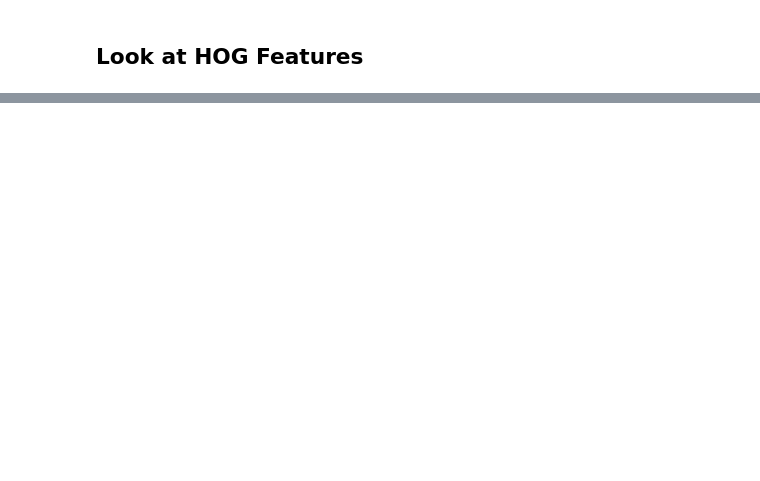
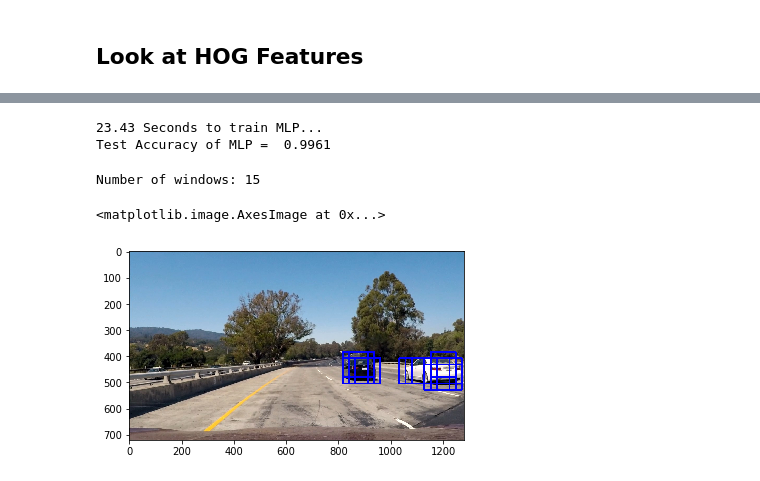
Before and after one commit to tcrack326/CarND-Vehicle-Detection-and-Tracking-P5, a Jupyter notebook: p5.ipynb, the cells around one changed output, grey strips where cells are left out. Drawn from its saved outputs; the diff is of its cells as text; code cells hidden in the pictures; blank space fills up the shorter version.

```diff
--- a/p5.ipynb
+++ b/p5.ipynb
@@ -945,0 +1054,80 @@ Number of windows: 127
+# %%
+#Multi-layer perceptron
+mlp = MLPClassifier(solver='lbfgs', alpha=1e-5, hidden_layer_sizes=(12,8), random_state=1)
+t=time.time()
+mlp.fit(X_train, y_train)
+t2 = time.time()
+print(round(t2 - t, 2), 'Seconds to train MLP...')
+print('Test Accuracy of MLP = ', round(mlp.score(X_test, y_test), 4))
+t=time.time()
+# %% [output]
+23.43 Seconds to train MLP...
+Test Accuracy of MLP =  0.9961
+# %%
+image = mpimg.imread('test1.jpg')
+draw_image = np.copy(image)
+
+# Uncomment the following line if you extracted training
+# data from .png images (scaled 0 to 1 by mpimg) and the
+# image you are searching is a .jpg (scaled 0 to 255)
+#image = image.astype(np.float32)/255
+
+#define 5 spaces to grab windows of different size
+windows = []
+# # 1) from .4 - .55
+y_start_stop = [int(image.shape[0]*.3), int(image.shape[0]*.45)] # Min and max in y to search in slide_window()
+windows1 = slide_window(image, x_start_stop=[None, None], y_start_stop=y_start_stop,
+                    xy_window=(32,32), xy_overlap=(0.75, 0.75))
+if len(windows1) > 0:
+   windows += windows1
+# 2) from .55 to .70 of image
+y_start_stop = [int(image.shape[0]*.35), int(image.shape[0]*.6)] # Min and max in y to search in slide_window()
+windows2 = slide_window(image, x_start_stop=[None, None], y_start_stop=y_start_stop,
+                    xy_window=(64,64), xy_overlap=(0.75, 0.75))
+if len(windows2) > 0:
+   windows += windows2
+# 3) from .70 to .85
+y_start_stop = [int(image.shape[0]*.5), int(image.shape[0]*.75)] # Min and max in y to search in slide_window()
+windows3 = slide_window(image, x_start_stop=[None, None], y_start_stop=y_start_stop,
+                    xy_window=(96,96), xy_overlap=(0.75, 0.75))
+if len(windows3) > 0:
+    windows = windows + windows3
+# 4) from .75 to .9 of image
+y_start_stop = [int(image.shape[0]*.65), int(image.shape[0]*.9)] # Min and max in y to search in slide_window()
+windows4 = slide_window(image, x_start_stop=[None, None], y_start_stop=y_start_stop,
+                    xy_window=(128,128), xy_overlap=(0.75, 0.75))
+if len(windows4) > 0:
+   windows += windows4
+
+# 5) from .85 to .9 of image
+y_start_stop = [int(image.shape[0]*.65), int(image.shape[0]*.9)] # Min and max in y to search in slide_window()
+windows5 = slide_window(image, x_start_stop=[None, None], y_start_stop=y_start_stop,
+                    xy_window=(160,160), xy_overlap=(0.75, 0.75))
+if len(windows5) > 0:
+   windows += windows5
+
+#one last one for a very large window area
+y_start_stop = [int(image.shape[0]*.5), int(image.shape[0]*.9)] # Min and max in y to search in slide_window()
+windows6 = slide_window(image, x_start_stop=[None, None], y_start_stop=y_start_stop,
+                    xy_window=(220,220), xy_overlap=(0.25, 0.25))
+if len(windows6) > 0:
+   windows += windows6
+
+# y_start_stop = (int(image.shape[0]*.5),int(image.shape[0]))
+# windows = slide_window(image, x_start_stop=[None, None], y_start_stop=y_start_stop,
+#                     xy_window=(96,96), xy_overlap=(0.75, 0.75))
+
+hot_windows = search_windows(image, windows, [svc,mlp,gaussianNB], X_scaler, color_space=color_space,
+                        spatial_size=spatial_size, hist_bins=hist_bins,
+                        orient=orient, pix_per_cell=pix_per_cell,
+                        cell_per_block=cell_per_block,
+                        hog_channel=hog_channel, spatial_feat=spatial_feat,
+                        hist_feat=hist_feat, hog_feat=hog_feat)
+
+window_img = draw_boxes(draw_image, hot_windows, color=(0, 0, 255), thick=6)
+print('Number of windows: %d' % len(hot_windows))
+plt.imshow(window_img)
+# %% [output]
+Number of windows: 15
+<matplotlib.image.AxesImage at 0x...>
+[figure, added]
```
Also changed, not shown: parts of 38 cells of this notebook, 41 other files.
